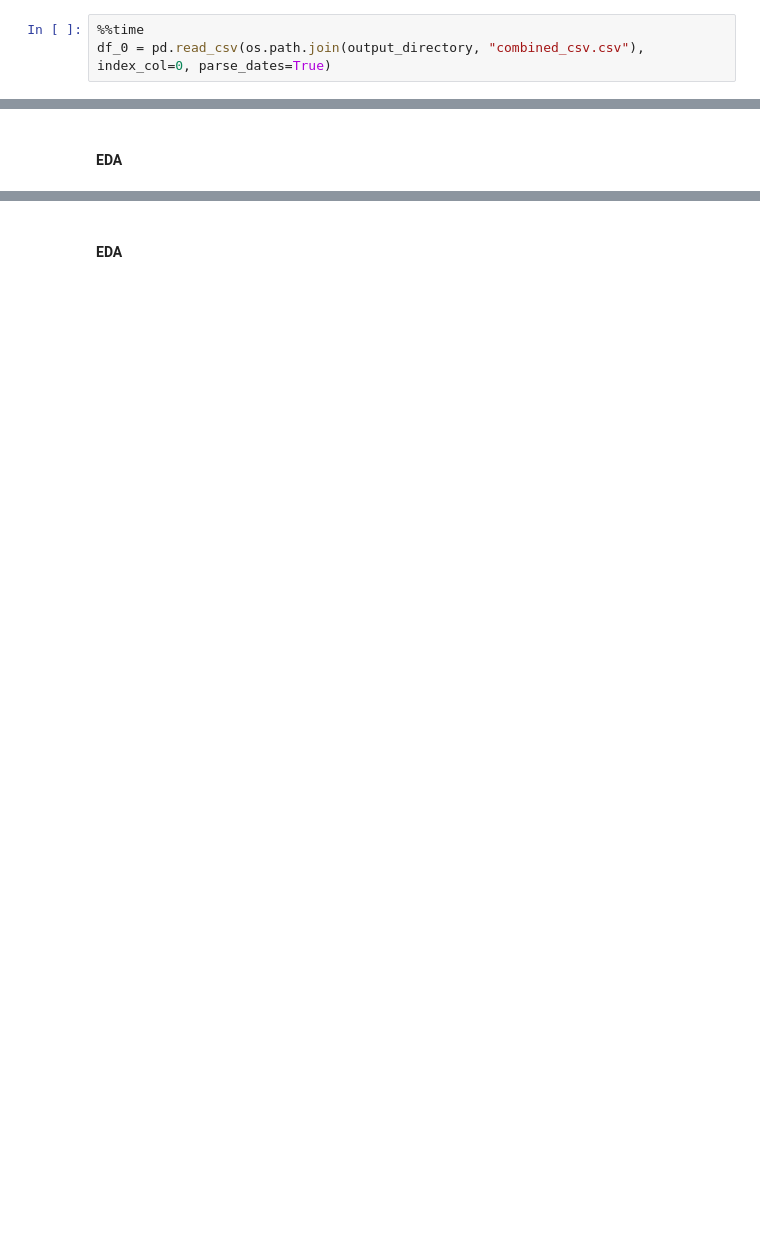
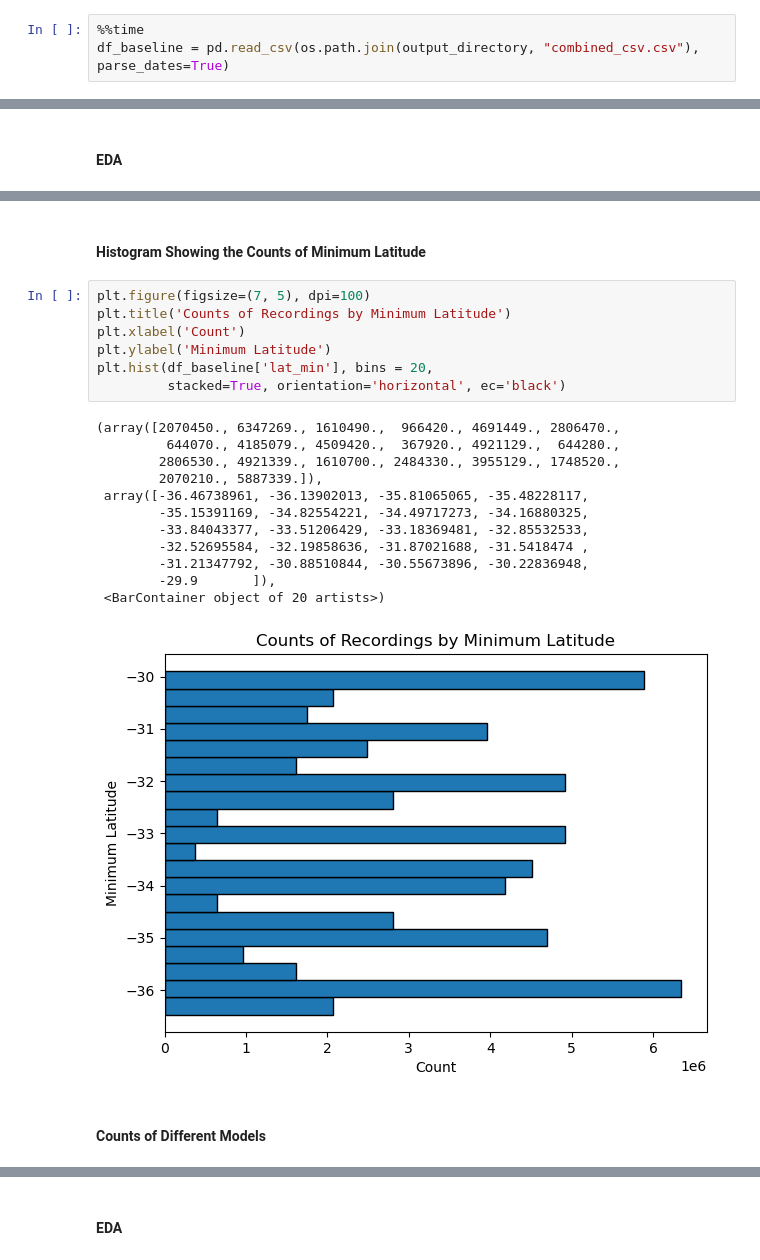
Before and after one commit to UBC-MDS/525-group16, a Jupyter notebook: notebooks/milestone1.ipynb, the cells around one changed output, grey strips where cells are left out. Saved outputs shown, nothing was run; the diff lists cells and outputs as text; blank space fills up the shorter version.

Commit message:
add plots, reasoning, changes

```diff
--- a/notebooks/milestone1.ipynb
+++ b/notebooks/milestone1.ipynb
@@ -90,4 +93,4 @@ Wall time: 5min 32s
 # %%
 %%time
-df_0 = pd.read_csv(os.path.join(output_directory, "combined_csv.csv"), index_col=0, parse_dates=True)
+df_baseline = pd.read_csv(os.path.join(output_directory, "combined_csv.csv"), parse_dates=True)
 # %% [output]
@@ -156,5 +164,29 @@ Wall time: 850 ms
 -33.490981     183960
 -30.700015     183960
 Name: lat_min, Length: 84, dtype: int64
+# %% [markdown]
+#### Histogram Showing the Counts of Minimum Latitude
+# %%
+plt.figure(figsize=(7, 5), dpi=100)
+plt.title('Counts of Recordings by Minimum Latitude')
+plt.xlabel('Count')
+plt.ylabel('Minimum Latitude')
+plt.hist(df_baseline['lat_min'], bins = 20,
+         stacked=True, orientation='horizontal', ec='black')
+# %% [output]
+(array([2070450., 6347269., 1610490.,  966420., 4691449., 2806470.,
+         644070., 4185079., 4509420.,  367920., 4921129.,  644280.,
+        2806530., 4921339., 1610700., 2484330., 3955129., 1748520.,
+        2070210., 5887339.]),
+ array([-36.46738961, -36.13902013, -35.81065065, -35.48228117,
+        -35.15391169, -34.82554221, -34.49717273, -34.16880325,
+        -33.84043377, -33.51206429, -33.18369481, -32.85532533,
+        -32.52695584, -32.19858636, -31.87021688, -31.5418474 ,
+        -31.21347792, -30.88510844, -30.55673896, -30.22836948,
+        -29.9       ]),
+ <BarContainer object of 20 artists>)
+[figure, added]
+# %% [markdown]
+#### Counts of Different Models
 # %%
 %%time
```
Also changed, not shown: parts of 67 cells of this notebook.
